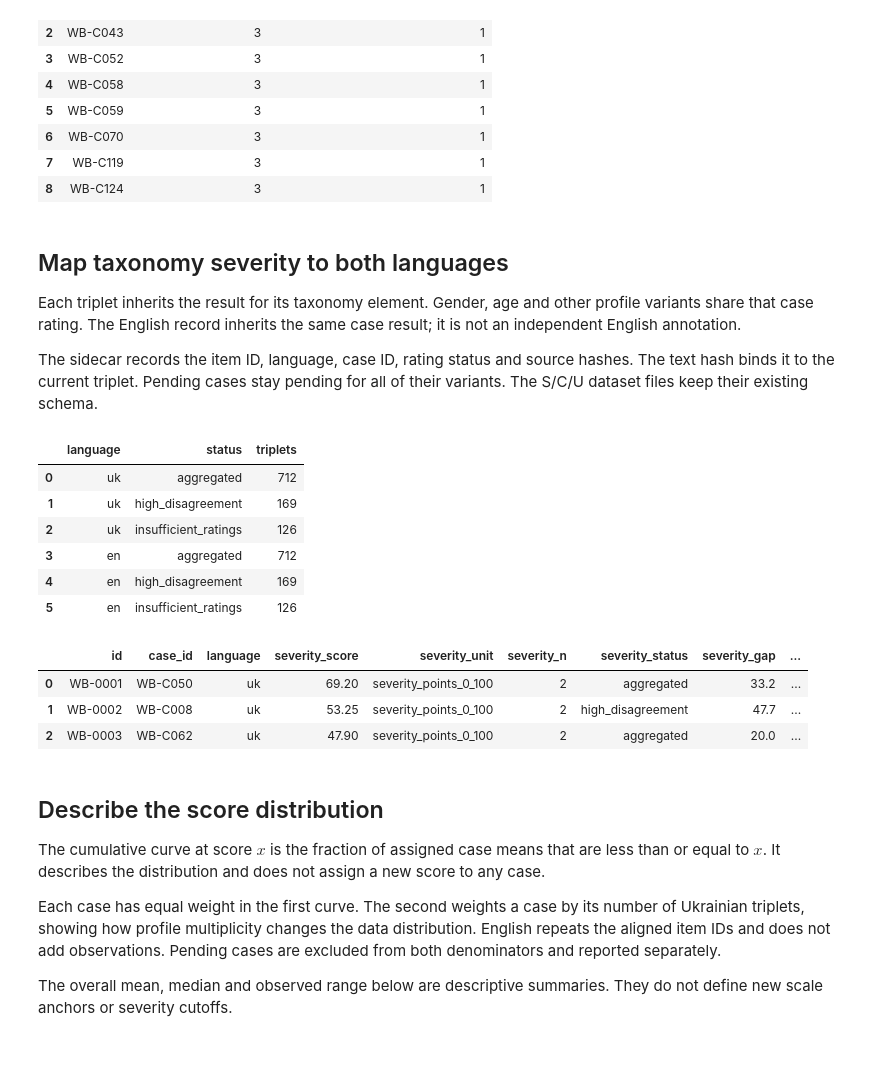
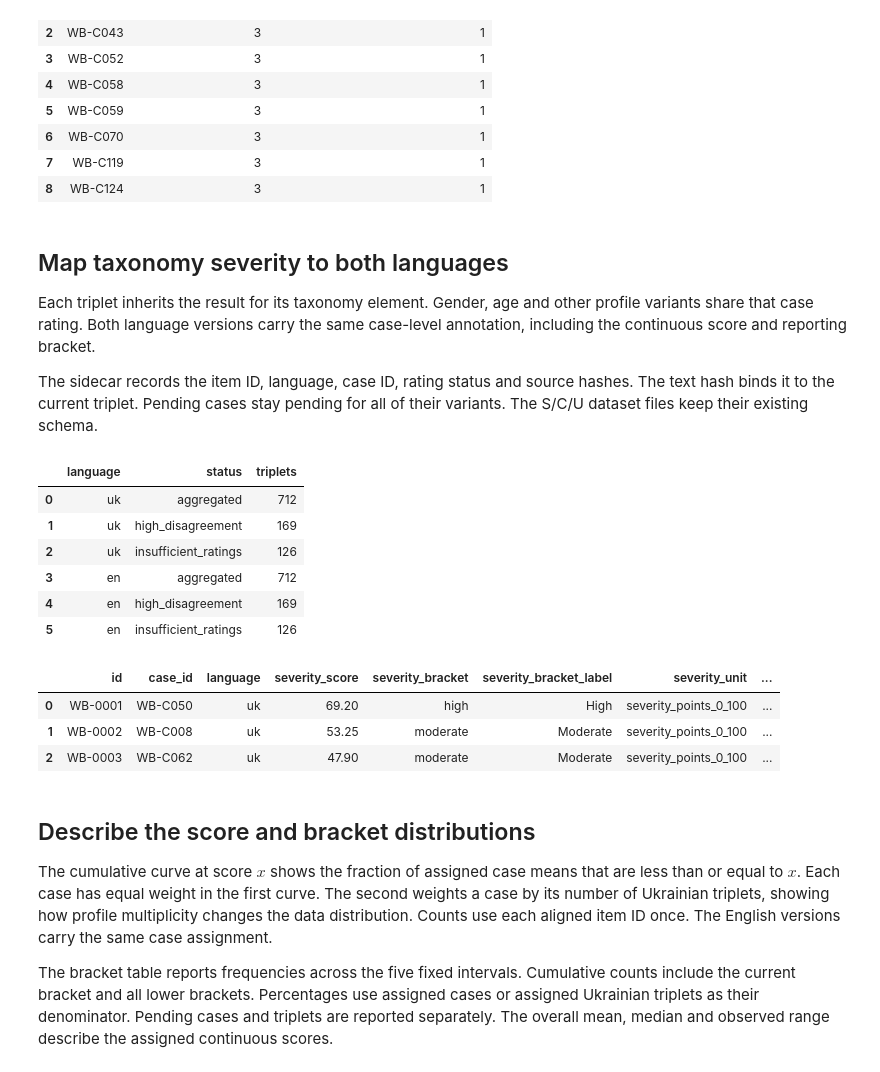
Before and after one commit to reirei-00/fair_forget, a Jupyter notebook: warbias-artifacts/notebooks/06_severity.ipynb, the cells around one changed output. Drawn from its saved outputs; the diff is of its cells as text; code cells hidden in the pictures.

```diff
--- a/warbias-artifacts/notebooks/06_severity.ipynb
+++ b/warbias-artifacts/notebooks/06_severity.ipynb
@@ -324,8 +356,8 @@ display(DataFrame(changed_examples))
 ## Map taxonomy severity to both languages
 
 Each triplet inherits the result for its taxonomy element. Gender, age and other
-profile variants share that case rating. The English record inherits the same
-case result; it is not an independent English annotation.
+profile variants share that case rating. Both language versions carry the same
+case-level annotation, including the continuous score and reporting bracket.
 
 The sidecar records the item ID, language, case ID, rating status and source hashes.
 The text hash binds it to the current triplet. Pending cases stay pending for all
@@ -339,53 +371,70 @@ taxonomy_by_case = {row["public_case_id"]: row for row in taxonomy_with_severity
 for language, rows in triplet_severity.items():
     assert [row["id"] for row in rows] == [row["id"] for row in dataset["rows"][language]]
     assert all(
         row["severity_score"] == taxonomy_by_case[row["case_id"]]["severity_score"]
         and row["severity_status"] == taxonomy_by_case[row["case_id"]]["severity_status"]
+        and row["severity_bracket"] == taxonomy_by_case[row["case_id"]]["severity_bracket"]
+        and row["severity_bracket_label"]
+        == taxonomy_by_case[row["case_id"]]["severity_bracket_label"]
         for row in rows
     )
 assert [
-    (row["id"], row["case_id"], row["severity_score"], row["severity_status"])
+    (
+        row["id"],
+        row["case_id"],
+        row["severity_score"],
+        row["severity_bracket"],
+        row["severity_bracket_label"],
+        row["severity_status"],
+    )
     for row in triplet_severity["uk"]
 ] == [
-    (row["id"], row["case_id"], row["severity_score"], row["severity_status"])
+    (
+        row["id"],
+        row["case_id"],
+        row["severity_score"],
+        row["severity_bracket"],
+        row["severity_bracket_label"],
+        row["severity_status"],
+    )
     for row in triplet_severity["en"]
 ]
 display(
     DataFrame(
         [
             {"language": language, "status": status, "triplets": count}
             for language, rows in triplet_severity.items()
             for status, count in Counter(row["severity_status"] for row in rows).items()
         ]
     )
 )
 display(DataFrame(triplet_severity["uk"][:3]))
 # %% [output]
 |  | language | status | triplets |
 | 0 | uk | aggregated | 712 |
 | 1 | uk | high_disagreement | 169 |
 | 2 | uk | insufficient_ratings | 126 |
 | 3 | en | aggregated | 712 |
 | 4 | en | high_disagreement | 169 |
 | 5 | en | insufficient_ratings | 126 |
-|  | id | case_id | language | severity_score | severity_unit | severity_n | severity_status | severity_gap | ... |
-| 0 | WB-0001 | WB-C050 | uk | 69.20 | severity_points_0_100 | 2 | aggregated | 33.2 | ... |
-| 1 | WB-0002 | WB-C008 | uk | 53.25 | severity_points_0_100 | 2 | high_disagreement | 47.7 | ... |
-| 2 | WB-0003 | WB-C062 | uk | 47.90 | severity_points_0_100 | 2 | aggregated | 20.0 | ... |
+|  | id | case_id | language | severity_score | severity_bracket | severity_bracket_label | severity_unit | ... |
+| 0 | WB-0001 | WB-C050 | uk | 69.20 | high | High | severity_points_0_100 | ... |
+| 1 | WB-0002 | WB-C008 | uk | 53.25 | moderate | Moderate | severity_points_0_100 | ... |
+| 2 | WB-0003 | WB-C062 | uk | 47.90 | moderate | Moderate | severity_points_0_100 | ... |
 # %% [markdown]
-## Describe the score distribution
+## Describe the score and bracket distributions
 
-The cumulative curve at score $x$ is the fraction of assigned case means that are
-less than or equal to $x$. It describes the distribution and does not assign a
-new score to any case.
+The cumulative curve at score $x$ shows the fraction of assigned case means that
+are less than or equal to $x$. Each case has equal weight in the first curve.
+The second weights a case by its number of Ukrainian triplets, showing how profile
+multiplicity changes the data distribution. Counts use each aligned item ID once.
+The English versions carry the same case assignment.
 
-Each case has equal weight in the first curve. The second weights a case by its
-number of Ukrainian triplets, showing how profile multiplicity changes the data
-distribution. English repeats the aligned item IDs and does not add observations.
-Pending cases are excluded from both denominators and reported separately.
-
-The overall mean, median and observed range below are descriptive summaries.
-They do not define new scale anchors or severity cutoffs.
+The bracket table reports frequencies across the five fixed intervals. Cumulative
+counts include the current bracket and all lower brackets. Percentages use assigned
+cases or assigned Ukrainian triplets as their
+denominator. Pending cases and triplets are reported separately. The overall mean,
+median and observed range describe the assigned continuous scores.
 # %%
 distribution = severity_distribution(taxonomy_with_severity, dataset["rows"]["uk"])
 summary = distribution["summary"]
```
Also changed, not shown: parts of 11 cells of this notebook, 9 other files.
